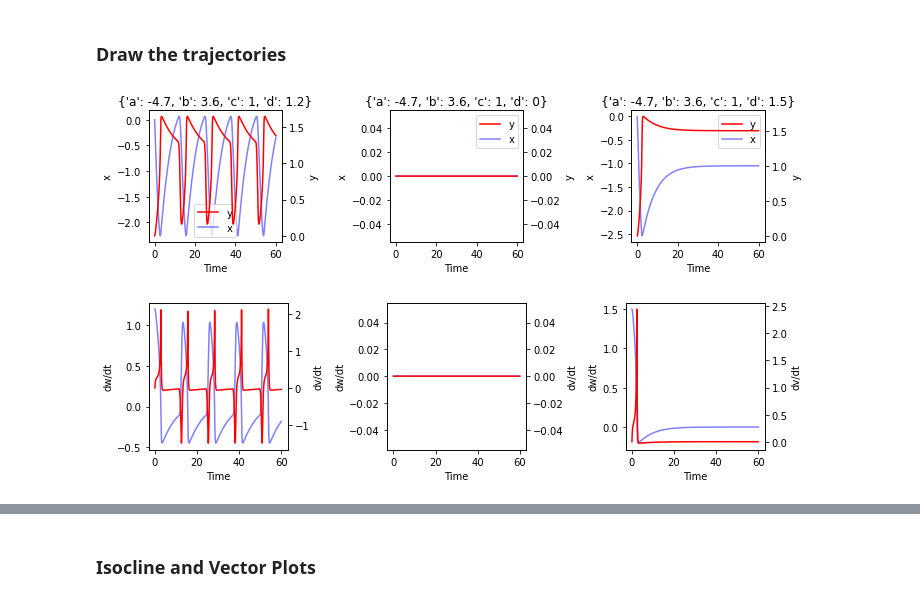
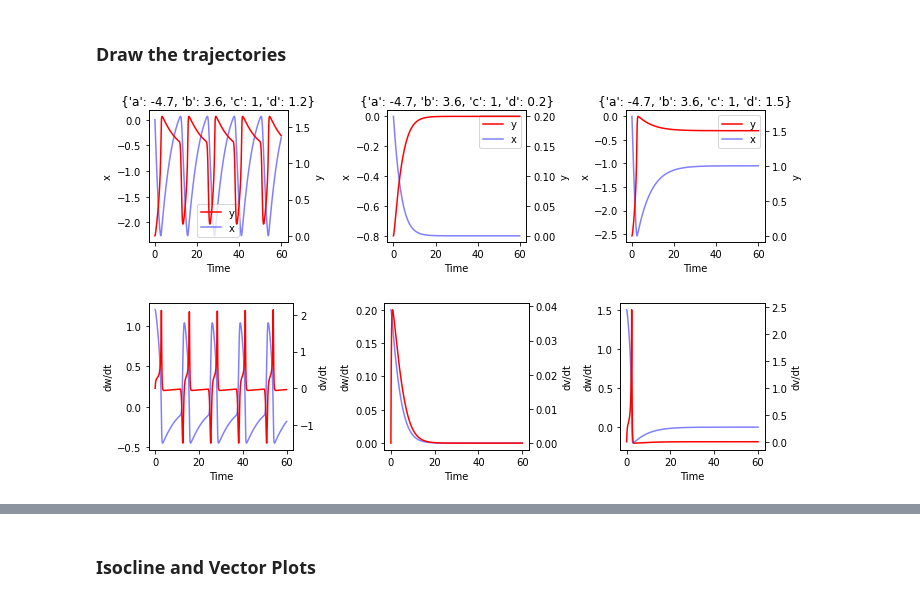
Before and after one commit to rensvermeulen/Vermeulen_2022-FHN-NGRIP, a Jupyter notebook: main.ipynb, the cells around one changed output, grey strips where cells are left out. Drawn from its saved outputs; the diff is of its cells as text; code cells hidden in the pictures.

```diff
--- a/main.ipynb
+++ b/main.ipynb
@@ -56,11 +56,11 @@ def find_roots(a,b,c,d):
 # Define Parameter Values: d is the external forcing parameter
 scenarios = [
     {"a":-4.7, "b":3.6, "c":1, "d":1.2},
-    {"a":-4.7, "b":3.6, "c":1, "d":0},
+    {"a":-4.7, "b":3.6, "c":1, "d":0.2},
     {"a":-4.7, "b":3.6, "c":1, "d":1.5}
 ]
 # %%
-def get_displacement(param, dmax=0.5,time_span=np.linspace(0,200, 1000), number=20):
+def get_displacement(param, dmax=0.5,time_span=np.linspace(0,200, 1000)):
     ic = scipy.integrate.odeint(partial(fitzhugh_nagumo, **param),
                                                       y0=[0,0],
                                                       t= time_span)
@@ -70,36 +70,34 @@ def get_displacement(param, dmax=0.5,time_span=np.linspace(0,200, 1000), number=
 time_span = np.linspace(0, 60, num=1500)
 trajectories = {}
 for i,param in enumerate(scenarios):
-    trajectories[i] = get_displacement(param, number=3, time_span=time_span, dmax=5)
+    trajectories[i] = get_displacement(param, time_span=time_span, dmax=5)
 # %%
 fig, ax = plt.subplots(1, len(scenarios), figsize=(5*len(scenarios)/1.5,5/1.8))
 
 xyrange = {}
 for i,param in enumerate(scenarios):
         ax_twin = ax[i].twinx()
         ax[i].set(xlabel='Time', ylabel='x',
                      title='{}'.format(param))
         ax_twin.set_ylabel('y')
-        for j in range(len(trajectories[i])):
-            v = ax_twin.plot(time_span,trajectories[i][j][:,0], color='r')
-            w = ax[i].plot(time_span,trajectories[i][j][:,1], color='b', alpha=.5)
+        v = ax_twin.plot(time_span,trajectories[i][0][:,0], color='r')
+        w = ax[i].plot(time_span,trajectories[i][0][:,1], color='b', alpha=.5)
         ax[i].legend([v[0],w[0]],['y','x'])
         xyrange[i]=[ax[i].get_ylim(),ax_twin.get_ylim()]
 plt.tight_layout()
 fig.savefig('figures/phase_figure.svg',
                     format='svg',bbox_inches='tight')
 
 fig, ax = plt.subplots(1, len(scenarios), figsize=(5*len(scenarios)/1.5,5/1.8))
 for i,param in enumerate(scenarios):
         ax_twin = ax[i].twinx()
         ax[i].set(xlabel='Time', ylabel='dw/dt')
         ax_twin.set_ylabel('dv/dt')
-        for j in range(len(trajectories[i])):
-            va = trajectories[i][j][:,0]
-            wa = trajectories[i][j][:,1]
-            v = ax_twin.plot(time_span, -wa - va * abs( param["a"] + param["b"] * va ), color='r')
-            w = ax[i].plot(time_span, -1 / param["c"] * ( va - param["d"] ), color='b', alpha=.5)
+        va = trajectories[i][0][:,0]
+        wa = trajectories[i][0][:,1]
+        v = ax_twin.plot(time_span, -wa - va * abs( param["a"] + param["b"] * va ), color='r')
+        w = ax[i].plot(time_span, -1 / param["c"] * ( va - param["d"] ), color='b', alpha=.5)
 plt.tight_layout()
 # %% [output]
-[figure, old version]
+[figure, new version]
-[figure, old version]
+[figure, new version]
```
Also changed, not shown: parts of 24 cells of this notebook.
